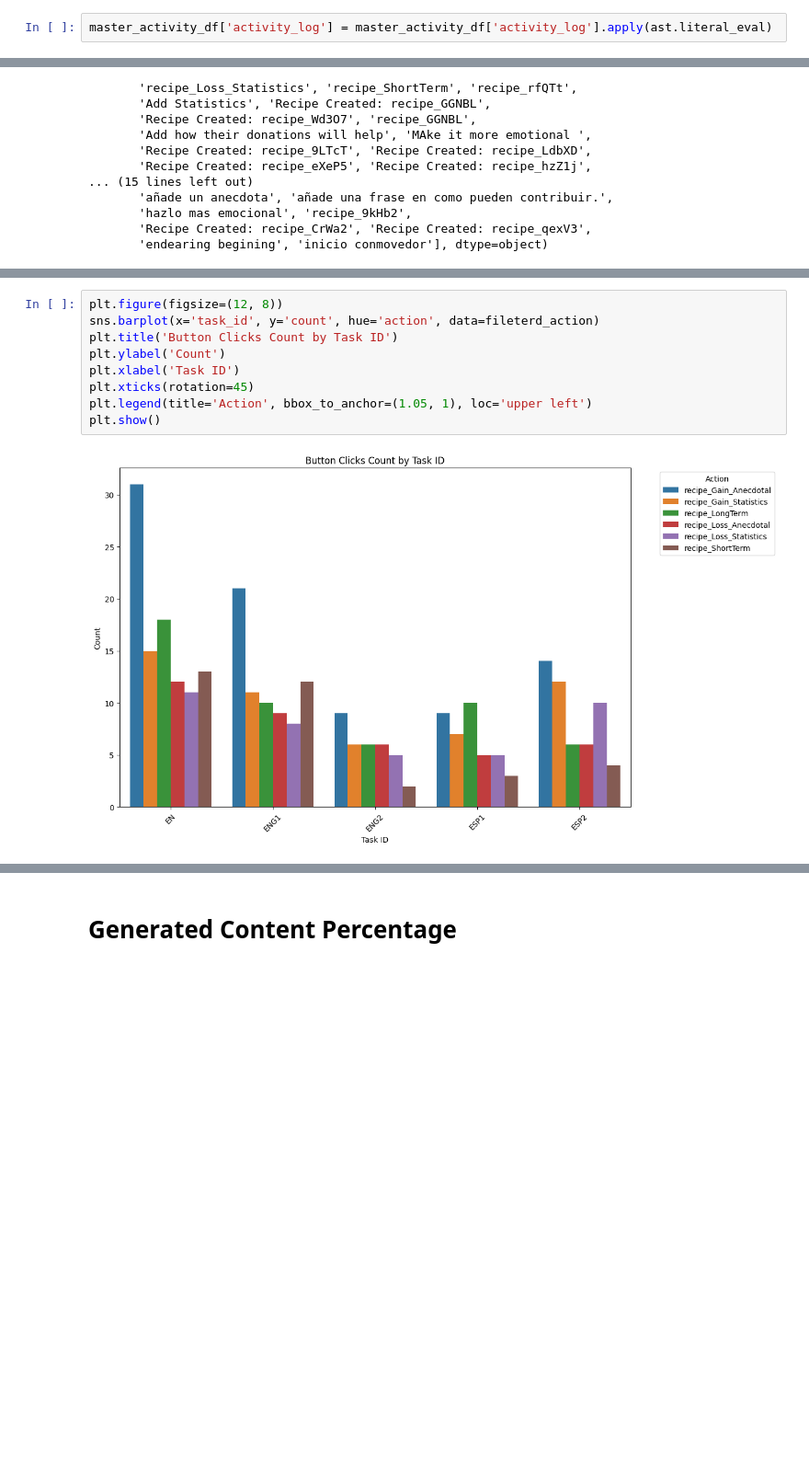
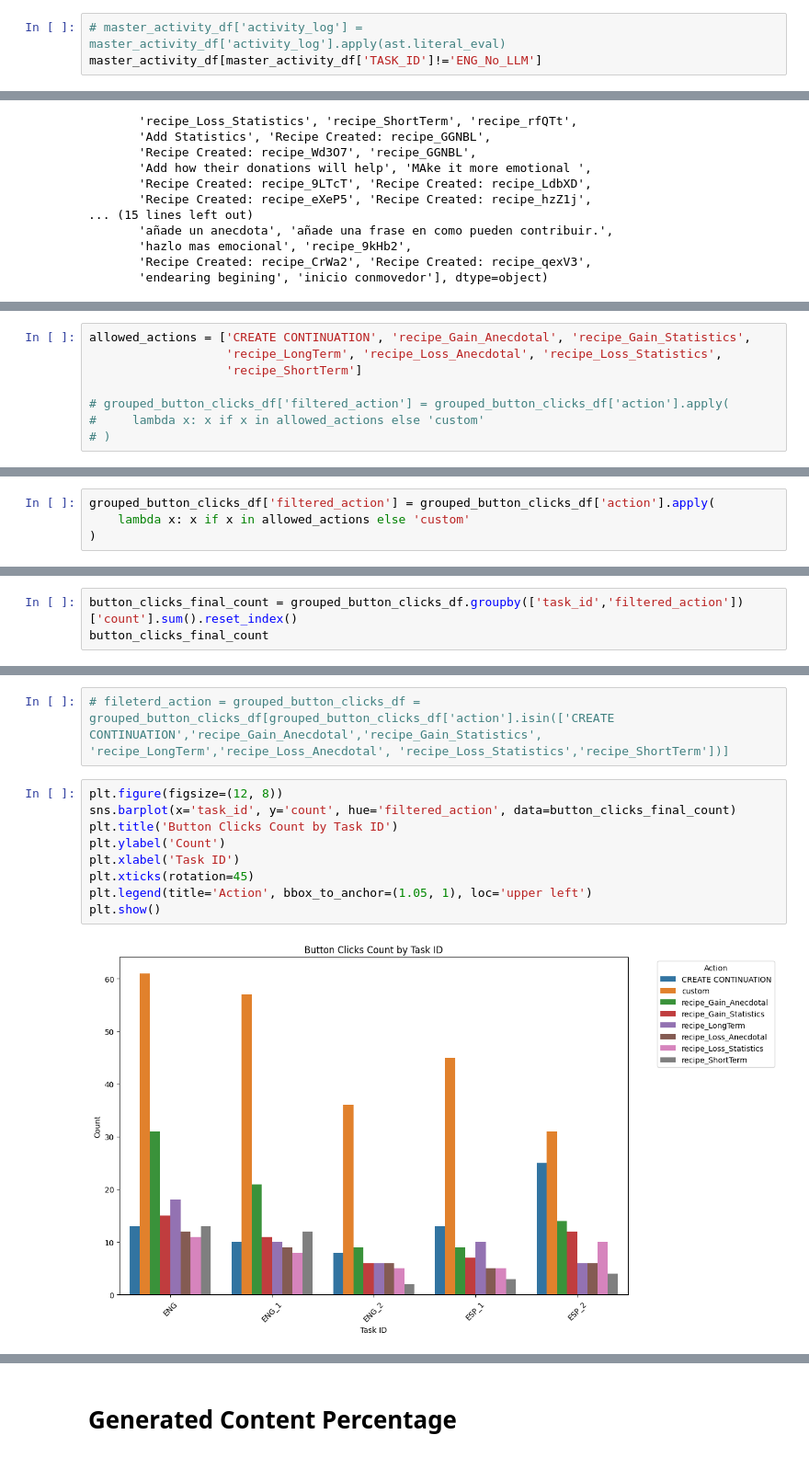
Before and after one commit to shreyan2020/cillm, a Jupyter notebook: analysis/notebooks/3_writing_task_analysis.ipynb, the cells around one changed output, grey strips where cells are left out. Shown at 92% size. Drawn from its saved outputs; the diff is of its cells as text; blank space fills up the shorter version.

```diff
--- a/analysis/notebooks/3_writing_task_analysis.ipynb
+++ b/analysis/notebooks/3_writing_task_analysis.ipynb
@@ -501,2 +558,3 @@ master_activity_df
 # %%
-master_activity_df['activity_log'] = master_activity_df['activity_log'].apply(ast.literal_eval)
+# master_activity_df['activity_log'] = master_activity_df['activity_log'].apply(ast.literal_eval)
+master_activity_df[master_activity_df['TASK_ID']!='ENG_No_LLM']
@@ -584,0 +661,8 @@ fileterd_action = grouped_button_clicks_df[grouped_button_clicks_df['action'].is
+# %%
+allowed_actions = ['CREATE CONTINUATION', 'recipe_Gain_Anecdotal', 'recipe_Gain_Statistics',
+                   'recipe_LongTerm', 'recipe_Loss_Anecdotal', 'recipe_Loss_Statistics',
+                   'recipe_ShortTerm']
+
+# grouped_button_clicks_df['filtered_action'] = grouped_button_clicks_df['action'].apply(
+#     lambda x: x if x in allowed_actions else 'custom'
+# )
@@ -584,0 +690,4 @@ fileterd_action = grouped_button_clicks_df[grouped_button_clicks_df['action'].is
+# %%
+grouped_button_clicks_df['filtered_action'] = grouped_button_clicks_df['action'].apply(
+    lambda x: x if x in allowed_actions else 'custom'
+)
@@ -584,0 +710,3 @@ fileterd_action = grouped_button_clicks_df[grouped_button_clicks_df['action'].is
+# %%
+button_clicks_final_count = grouped_button_clicks_df.groupby(['task_id','filtered_action'])['count'].sum().reset_index()
+button_clicks_final_count
@@ -585,11 +731,13 @@ fileterd_action = grouped_button_clicks_df[grouped_button_clicks_df['action'].is
+# %%
+# fileterd_action = grouped_button_clicks_df = grouped_button_clicks_df[grouped_button_clicks_df['action'].isin(['CREATE CONTINUATION','recipe_Gain_Anecdotal','recipe_Gain_Statistics', 'recipe_LongTerm','recipe_Loss_Anecdotal', 'recipe_Loss_Statistics','recipe_ShortTerm'])]
 # %%
 plt.figure(figsize=(12, 8))
-sns.barplot(x='task_id', y='count', hue='action', data=fileterd_action)
+sns.barplot(x='task_id', y='count', hue='filtered_action', data=button_clicks_final_count)
 plt.title('Button Clicks Count by Task ID')
 plt.ylabel('Count')
 plt.xlabel('Task ID')
 plt.xticks(rotation=45)
 plt.legend(title='Action', bbox_to_anchor=(1.05, 1), loc='upper left')
 plt.show()
 # %% [output]
-[figure, old version]
+[figure, new version]
```
Also changed, not shown: parts of 174 cells of this notebook, 6 other files.
